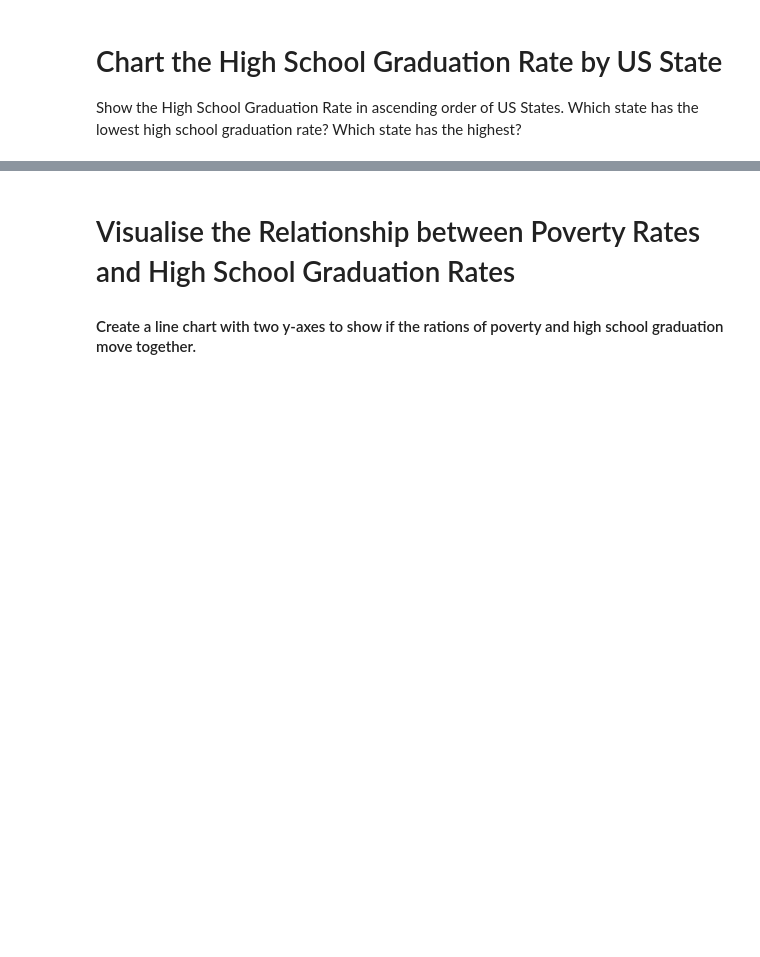
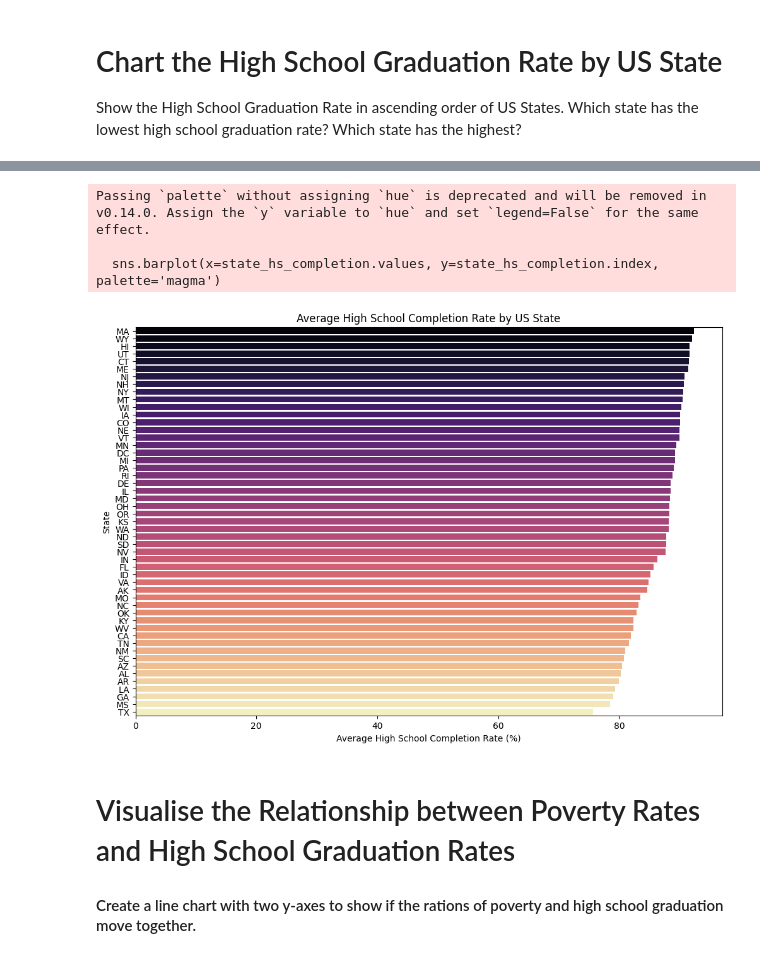
Before and after one commit to Griffin-lubisiaMulemia/Fatal-Force, a Jupyter notebook: Fatal_Force_(start).ipynb, the cells around one changed output, grey strips where cells are left out. Saved outputs shown, nothing was run; the diff lists cells and outputs as text; code cells hidden in the pictures; blank space fills up the shorter version.

```diff
--- a/Fatal_Force_(start).ipynb
+++ b/Fatal_Force_(start).ipynb
@@ -226,3 +235,18 @@ Show the High School Graduation Rate in ascending order of US States. Which stat
+# %%
+df_pct_completed_hs['percent_completed_hs'] = pd.to_numeric(df_pct_completed_hs['percent_completed_hs'], errors='coerce')
+state_hs_completion = df_pct_completed_hs.groupby('Geographic Area')['percent_completed_hs'].mean().sort_values(ascending=False)
+# %%
+plt.figure(figsize=(12, 8))
+sns.barplot(x=state_hs_completion.values, y=state_hs_completion.index, palette='magma')
+plt.title('Average High School Completion Rate by US State')
+plt.xlabel('Average High School Completion Rate (%)')
+plt.ylabel('State')
+plt.show()
+# %% [output]
+Passing `palette` without assigning `hue` is deprecated and will be removed in v0.14.0. Assign the `y` variable to `hue` and set `legend=False` for the same effect.
+
+  sns.barplot(x=state_hs_completion.values, y=state_hs_completion.index, palette='magma')
+[figure, added]
 # %% [markdown]
 # Visualise the Relationship between Poverty Rates and High School Graduation Rates
 
```
Also changed, not shown: parts of 2 cells of this notebook.
